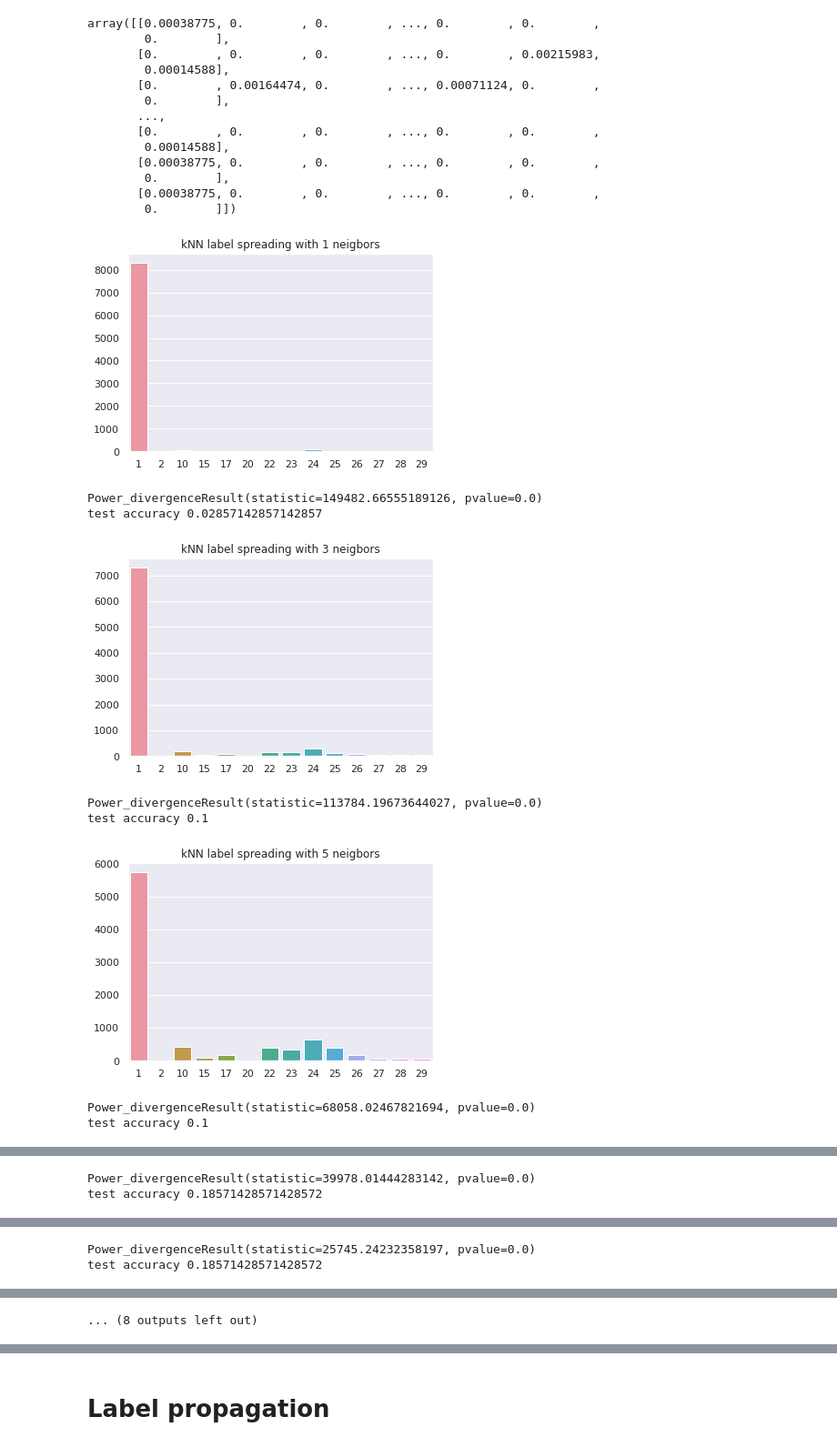
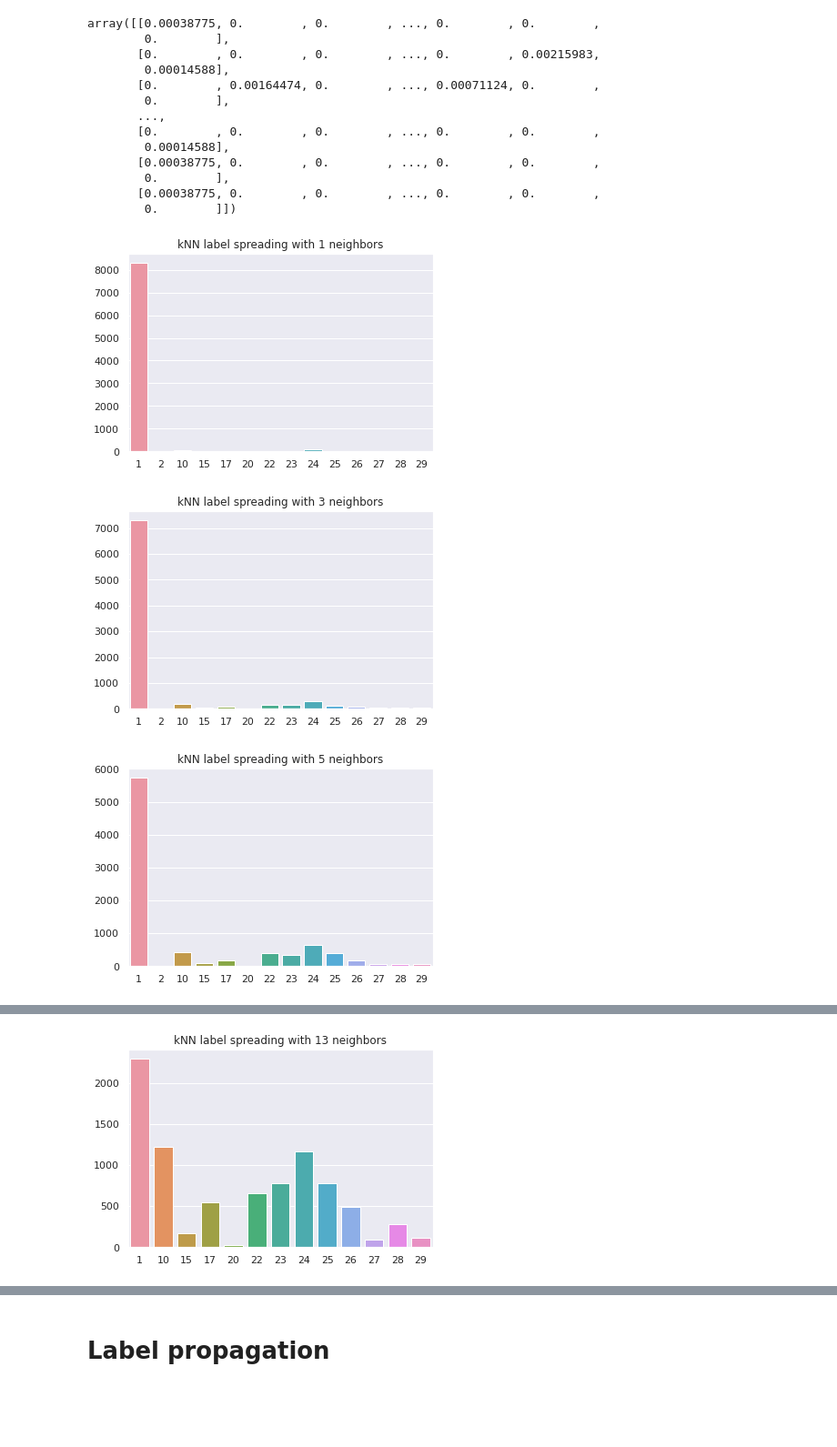
Before and after one commit to hejmsdz/youtube-trending-prediction, a Jupyter notebook: notebooks/04-semisupervised-learning.ipynb, the cells around one changed output, grey strips where cells are left out. Shown at 91% size. Drawn from its saved outputs; the diff is of its cells as text; code cells hidden in the pictures; blank space fills up the shorter version.

Commit message:
plots

```diff
--- a/notebooks/04-semisupervised-learning.ipynb
+++ b/notebooks/04-semisupervised-learning.ipynb
@@ -173,26 +173,21 @@ y_test = y[test_idx]
 neighbors_values = [1, 3, 5, 7, 9, 11, 13, 15, 17, 19]
 # %%
 from sklearn.semi_supervised import LabelSpreading
+
+plot = []
 
 for n_neighbors in neighbors_values:
     model = LabelSpreading('knn', n_neighbors=n_neighbors, max_iter=100)
     model.fit(X_train, y_train)
 
     knn_predicted = model.predict(X)
     count = pd.Series(knn_predicted).value_counts()
 
-    plt.title(f"kNN label spreading with {n_neighbors} neigbors")
+    plt.title(f"kNN label spreading with {n_neighbors} neighbors")
     sns.barplot(count.index.astype('int'), count.values)
     plt.show()
-    print(compare_counts(count))
-    print('test accuracy', model.score(X_test, y_test))
+    plot.append((n_neighbors, model.score(X_test, y_test), compare_counts(count).statistic))
 # %% [output]
-[figure, old version]
+[figure, new version]
-Power_divergenceResult(statistic=149482.66555189126, pvalue=0.0)
-test accuracy 0.02857142857142857
-[figure, old version]
+[figure, new version]
-Power_divergenceResult(statistic=113784.19673644027, pvalue=0.0)
-test accuracy 0.1
-[figure, old version]
+[figure, new version]
-Power_divergenceResult(statistic=68058.02467821694, pvalue=0.0)
-test accuracy 0.1
@@ -200,2 +194,0 @@ test accuracy 0.1
-Power_divergenceResult(statistic=39978.01444283142, pvalue=0.0)
-test accuracy 0.18571428571428572
@@ -203,2 +195,0 @@ test accuracy 0.18571428571428572
-Power_divergenceResult(statistic=25745.24232358197, pvalue=0.0)
-test accuracy 0.18571428571428572
@@ -208 +197 @@ test accuracy 0.21428571428571427
-... (8 outputs left out)
+[figure, added]
```
Also changed, not shown: parts of 10 cells of this notebook.
